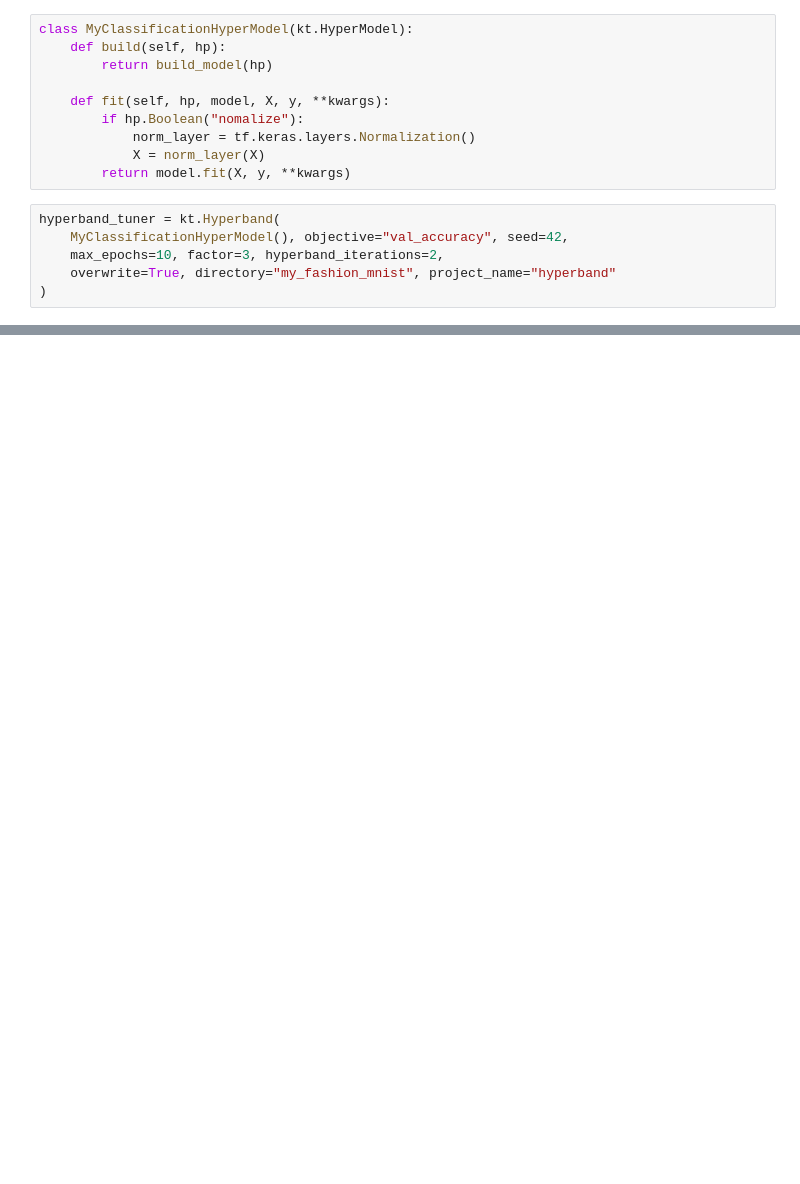
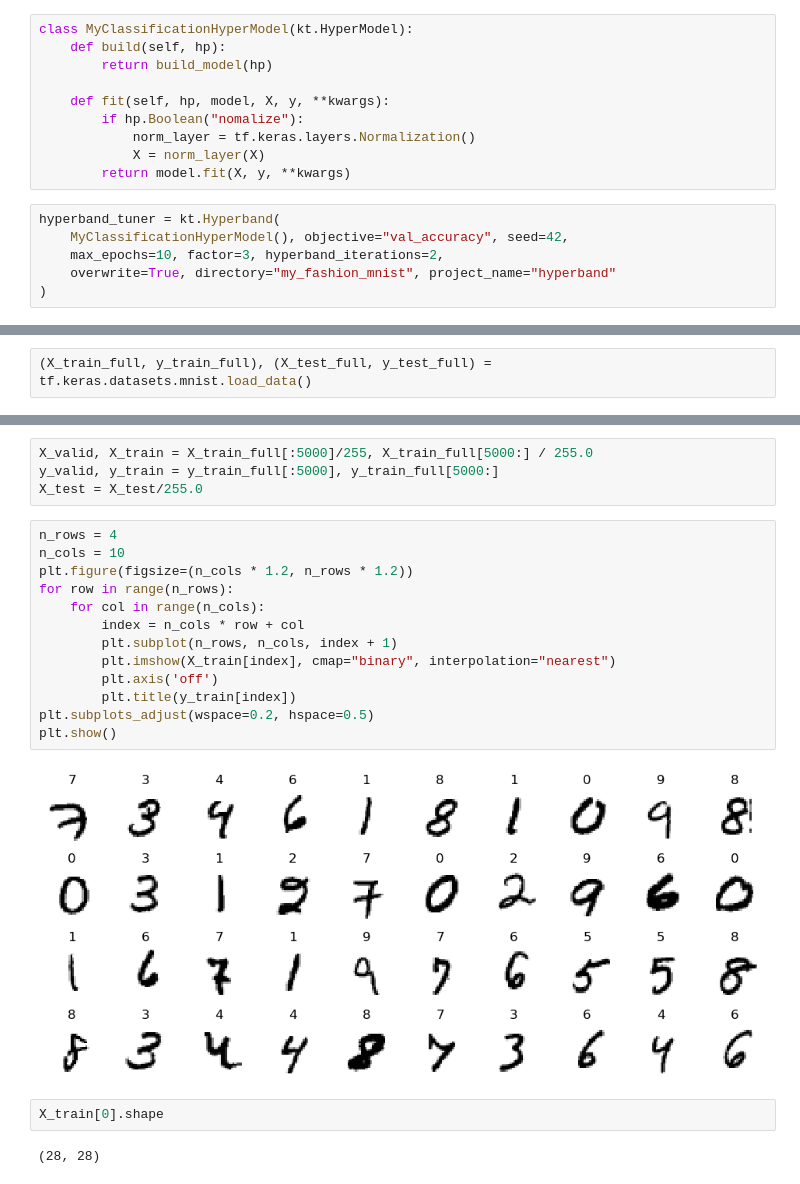
Before and after one commit to tcarr032/ANN-Intro, a Jupyter notebook: Artificial Neural Networks intro.ipynb, the cells around one changed output, grey strips where cells are left out. Saved outputs shown, nothing was run; the diff lists cells and outputs as text; blank space fills up the shorter version.

```diff
--- a/Artificial Neural Networks intro.ipynb
+++ b/Artificial Neural Networks intro.ipynb
@@ -789,2 +778,4 @@ Total elapsed time: 00h 01m 11s
 INFO:tensorflow:Oracle triggered exit
 INFO:tensorflow:Oracle triggered exit
+# %%
+(X_train_full, y_train_full), (X_test_full, y_test_full) = tf.keras.datasets.mnist.load_data()
@@ -790,0 +785,23 @@ INFO:tensorflow:Oracle triggered exit
+# %%
+X_valid, X_train = X_train_full[:5000]/255, X_train_full[5000:] / 255.0
+y_valid, y_train = y_train_full[:5000], y_train_full[5000:]
+X_test = X_test/255.0
+# %%
+n_rows = 4
+n_cols = 10
+plt.figure(figsize=(n_cols * 1.2, n_rows * 1.2))
+for row in range(n_rows):
+    for col in range(n_cols):
+        index = n_cols * row + col
+        plt.subplot(n_rows, n_cols, index + 1)
+        plt.imshow(X_train[index], cmap="binary", interpolation="nearest")
+        plt.axis('off')
+        plt.title(y_train[index])
+plt.subplots_adjust(wspace=0.2, hspace=0.5)
+plt.show()
+# %% [output]
+[figure, added]
+# %%
+X_train[0].shape
+# %% [output]
+(28, 28)
```
Also changed, not shown: parts of 42 cells of this notebook.
